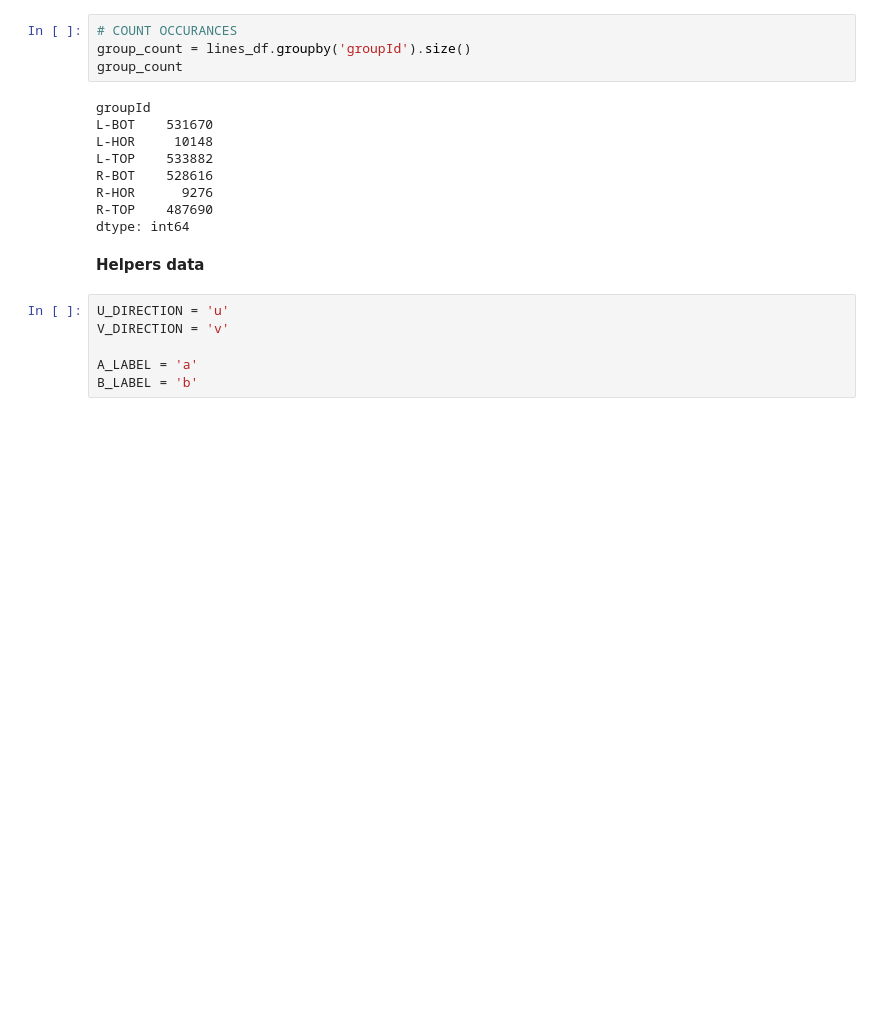
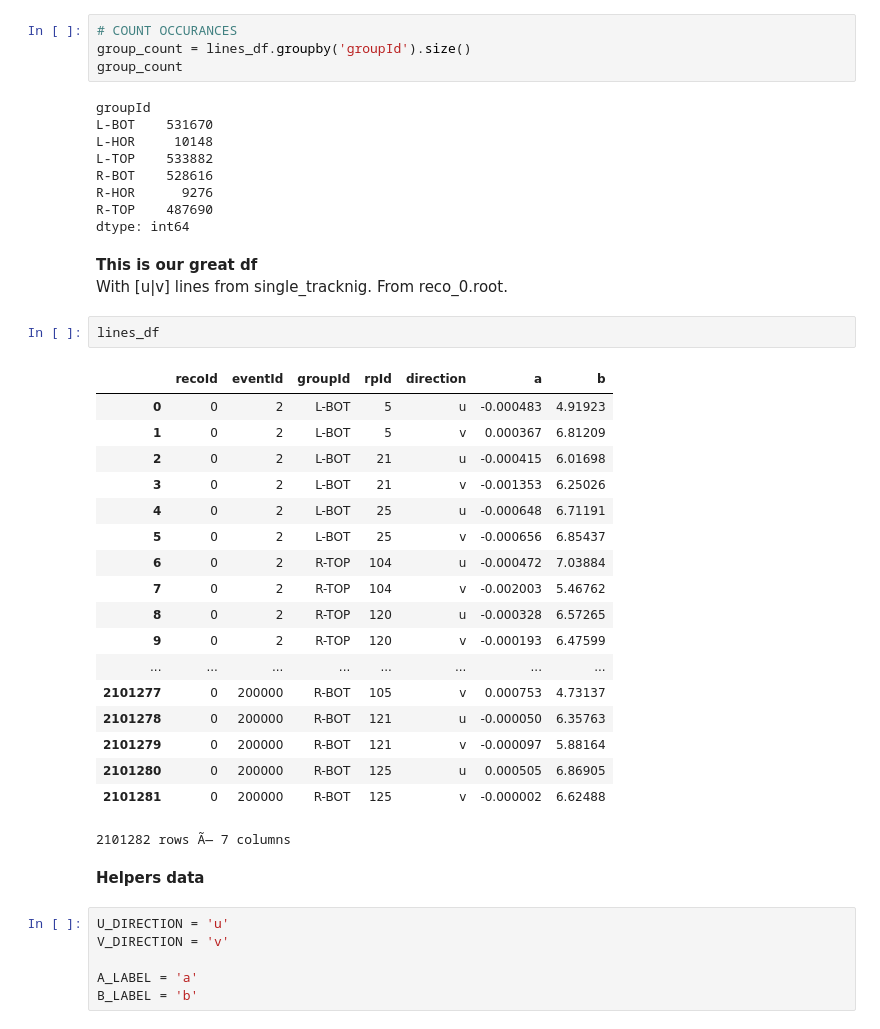
Before and after one commit to patrykel/multi-tracking-notebooks, a Jupyter notebook: RP_histos_ab.ipynb, the cells around one changed output. Cells and saved outputs as stored; diff of their text form; blank space fills up the shorter version.

```diff
--- a/RP_histos_ab.ipynb
+++ b/RP_histos_ab.ipynb
@@ -75,6 +75,29 @@ R-BOT    528616
 R-HOR      9276
 R-TOP    487690
 dtype: int64
+# %% [markdown]
+**This is our great df** <br>With [u|v] lines from single_tracknig. From reco_0.root.
+# %%
+lines_df
+# %% [output]
+|  | recoId | eventId | groupId | rpId | direction | a | b |
+| 0 | 0 | 2 | L-BOT | 5 | u | -0.000483 | 4.91923 |
+| 1 | 0 | 2 | L-BOT | 5 | v | 0.000367 | 6.81209 |
+| 2 | 0 | 2 | L-BOT | 21 | u | -0.000415 | 6.01698 |
+| 3 | 0 | 2 | L-BOT | 21 | v | -0.001353 | 6.25026 |
+| 4 | 0 | 2 | L-BOT | 25 | u | -0.000648 | 6.71191 |
+| 5 | 0 | 2 | L-BOT | 25 | v | -0.000656 | 6.85437 |
+| 6 | 0 | 2 | R-TOP | 104 | u | -0.000472 | 7.03884 |
+| 7 | 0 | 2 | R-TOP | 104 | v | -0.002003 | 5.46762 |
+| 8 | 0 | 2 | R-TOP | 120 | u | -0.000328 | 6.57265 |
+| 9 | 0 | 2 | R-TOP | 120 | v | -0.000193 | 6.47599 |
+| ... | ... | ... | ... | ... | ... | ... | ... |
+| 2101277 | 0 | 200000 | R-BOT | 105 | v | 0.000753 | 4.73137 |
+| 2101278 | 0 | 200000 | R-BOT | 121 | u | -0.000050 | 6.35763 |
+| 2101279 | 0 | 200000 | R-BOT | 121 | v | -0.000097 | 5.88164 |
+| 2101280 | 0 | 200000 | R-BOT | 125 | u | 0.000505 | 6.86905 |
+| 2101281 | 0 | 200000 | R-BOT | 125 | v | -0.000002 | 6.62488 |
+2101282 rows Ã— 7 columns
 # %% [markdown]
 **Helpers data**
 # %%
```
